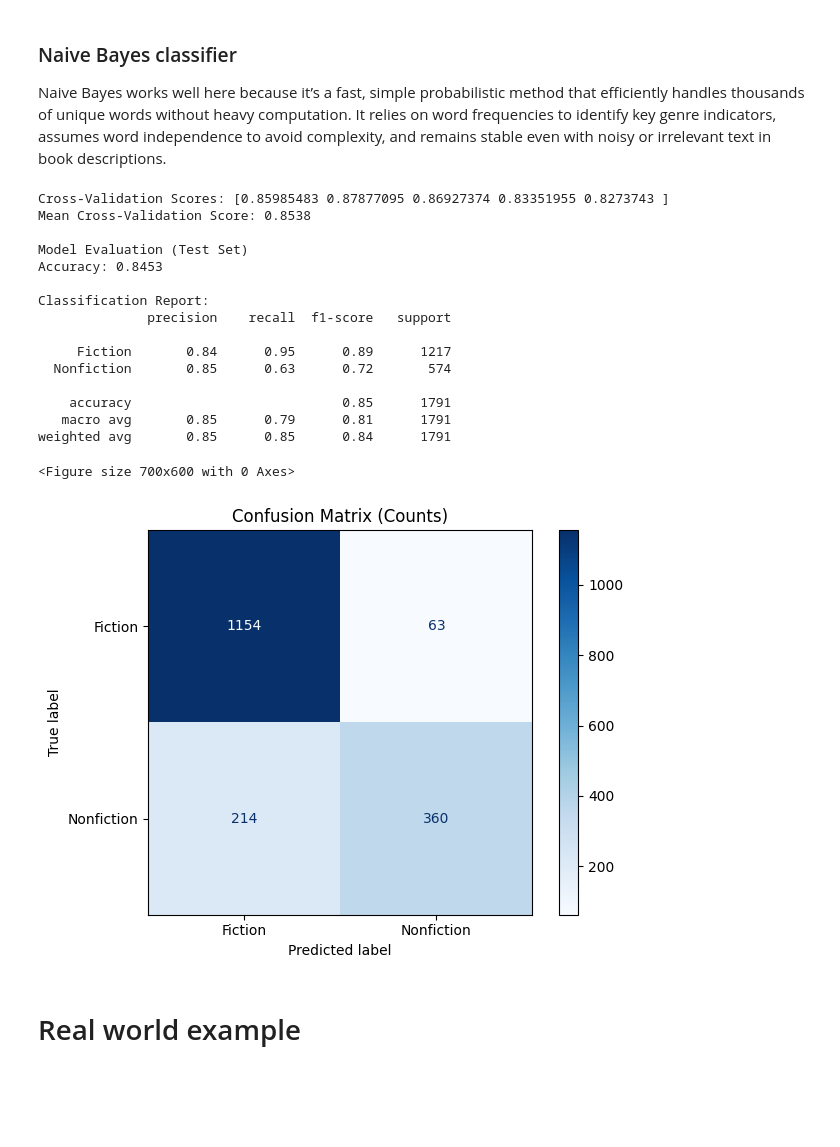
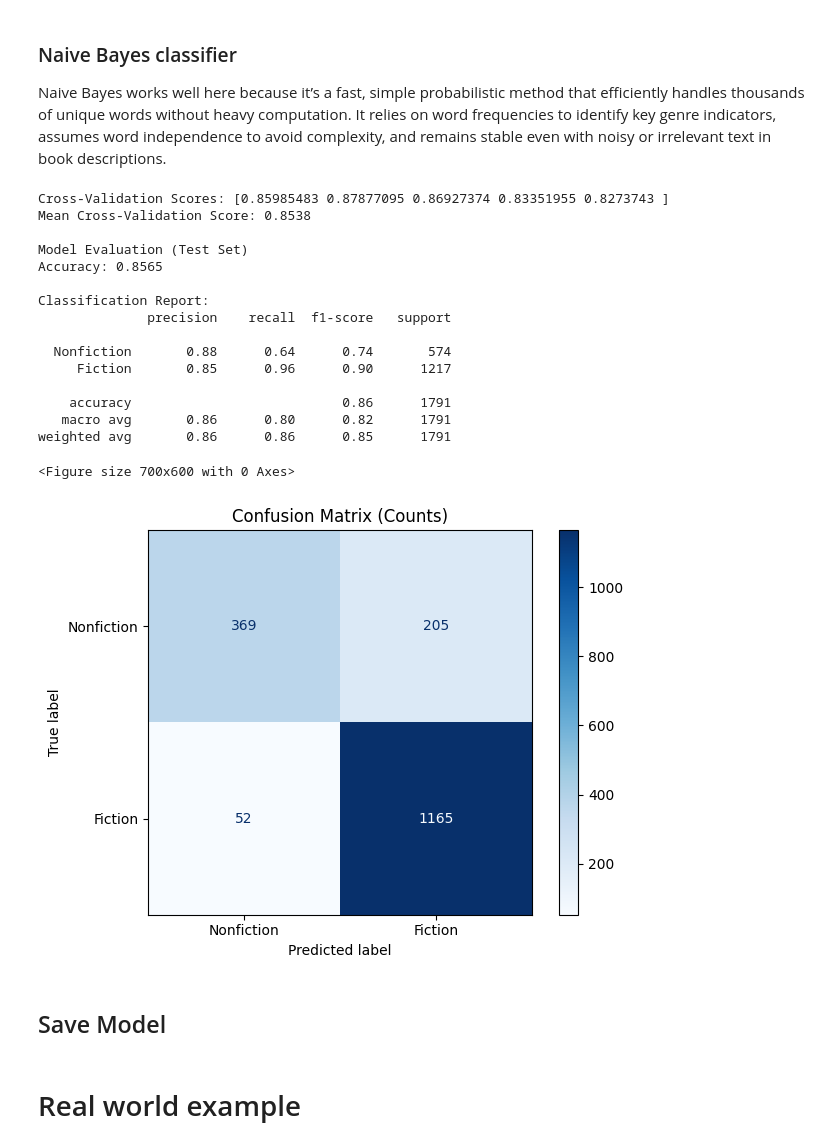
Before and after one commit to Yaser0l/Project-1, a Jupyter notebook: notebooks/EDA.ipynb, the cells around one changed output. Drawn from its saved outputs; the diff is of its cells as text; code cells hidden in the pictures; blank space fills up the shorter version.

Commit message:
Update on EDA report

```diff
--- a/notebooks/EDA.ipynb
+++ b/notebooks/EDA.ipynb
@@ -11,9 +11,24 @@ It has 10,000 entries
 import pandas as pd
 from sqlalchemy import create_engine
 import numpy as np
+import os
+from dotenv import load_dotenv, find_dotenv
 
-# 1. SETUP CONNECTION
-DATABASE_URL = "postgresql://mluser:mlpass@localhost:5432/mldb"
+dotenv_path = find_dotenv(usecwd=True)
+if dotenv_path:
+    load_dotenv(dotenv_path)
+    print(f"✅ Loaded .env from: {dotenv_path}")
+else:
+    print("⚠️ .env not found (using existing environment variables)")
+
+DB_HOST = "localhost"
+DB_NAME = os.getenv("POSTGRES_DB")
+DB_USER = os.getenv("POSTGRES_USER")
+DB_PASS = os.getenv("POSTGRES_PASSWORD")
+DB_PORT = "5432"
+
+# 1. SETUP CONNECTION=
+DATABASE_URL = f"postgresql://{DB_USER}:{DB_PASS}@{DB_HOST}:{DB_PORT}/{DB_NAME}"
 engine = create_engine(DATABASE_URL)
 
 # 2. QUERY THE DATA
@@ -440,7 +456,7 @@ plt.show()
 ### Removing unintended columns
 # %%
 # Keep only these columns (and drop everything else)
-keep_cols = ["book", "description", "genre_group"]
+keep_cols = ["id","book", "description", "genre_group"]
 
 
 df_grouped = df_grouped[keep_cols].copy()
@@ -604,9 +707,10 @@ from sklearn.model_selection import train_test_split, cross_val_score
 from sklearn.metrics import accuracy_score
 
 X = tfidf_matrix
+df_final['genre_group'] = df_final['genre_group'].map({'Fiction': 1, 'Nonfiction': 0})
 y = df_final["genre_group"]
 
 # Split (use stratify to keep label proportions)
-X_train, X_test, y_train, y_test = train_test_split(
-    X, y, test_size=0.2, random_state=42, stratify=y
- )
+X_train, X_test, y_train, y_test = train_test_split(X, y, test_size=0.2, random_state=42, stratify=y)
+
+df_final.head()
@@ -671,55 +785,60 @@ Naive Bayes works well here because it’s a fast, simple probabilistic method t
 # %%
 from sklearn.naive_bayes import MultinomialNB
 
-naive_bayes_classifier = MultinomialNB(alpha =0.1)
+naive_bayes_classifier = MultinomialNB(alpha=0.1)
 naive_bayes_classifier.fit(X_train, y_train)
 
 naive_bayes_y_pred = naive_bayes_classifier.predict(X_test)
 
 # Evaluation
+# y is encoded as: Fiction=1, Nonfiction=0
 labels_order = sorted(y.unique())
+label_name_map = {0: "Nonfiction", 1: "Fiction"}
+target_names = [label_name_map.get(int(lbl), str(lbl)) for lbl in labels_order]
 
 cv_scores = cross_val_score(naive_bayes_classifier, X, y, cv=5, scoring="accuracy")
 print(f"Cross-Validation Scores: {cv_scores}")
 print(f"Mean Cross-Validation Score: {np.mean(cv_scores):.4f}")
 
 print("\nModel Evaluation (Test Set)")
 print(f"Accuracy: {accuracy_score(y_test, naive_bayes_y_pred):.4f}")
 
 print("\nClassification Report:")
-print(classification_report(y_test, naive_bayes_y_pred, labels=labels_order, target_names=labels_order))
+print(classification_report(y_test, naive_bayes_y_pred, labels=labels_order, target_names=target_names))
 
 # Confusion matrix (COUNTS ONLY)
 plt.figure(figsize=(7, 6))
 ConfusionMatrixDisplay.from_predictions(
     y_test,
     naive_bayes_y_pred,
     labels=labels_order,
-    display_labels=labels_order,
+    display_labels=target_names,
     cmap="Blues",
     values_format="d",
  )
 plt.title("Confusion Matrix (Counts)")
 plt.tight_layout()
 plt.show()
 # %% [output]
 Cross-Validation Scores: [0.85985483 0.87877095 0.86927374 0.83351955 0.8273743 ]
 Mean Cross-Validation Score: 0.8538
 
 Model Evaluation (Test Set)
-Accuracy: 0.8453
+Accuracy: 0.8565
 
 Classification Report:
               precision    recall  f1-score   support
 
-     Fiction       0.84      0.95      0.89      1217
-  Nonfiction       0.85      0.63      0.72       574
+  Nonfiction       0.88      0.64      0.74       574
+     Fiction       0.85      0.96      0.90      1217
 
-    accuracy                           0.85      1791
-   macro avg       0.85      0.79      0.81      1791
-weighted avg       0.85      0.85      0.84      1791
+    accuracy                           0.86      1791
+   macro avg       0.86      0.80      0.82      1791
+weighted avg       0.86      0.86      0.85      1791
 <Figure size 700x600 with 0 Axes>
-[figure, old version]
+[figure, new version]
+# %% [markdown]
+## Save Model
 # %% [markdown]
 # Real world example
 # %%
```
Also changed, not shown: parts of 15 cells of this notebook, 2 other files.
